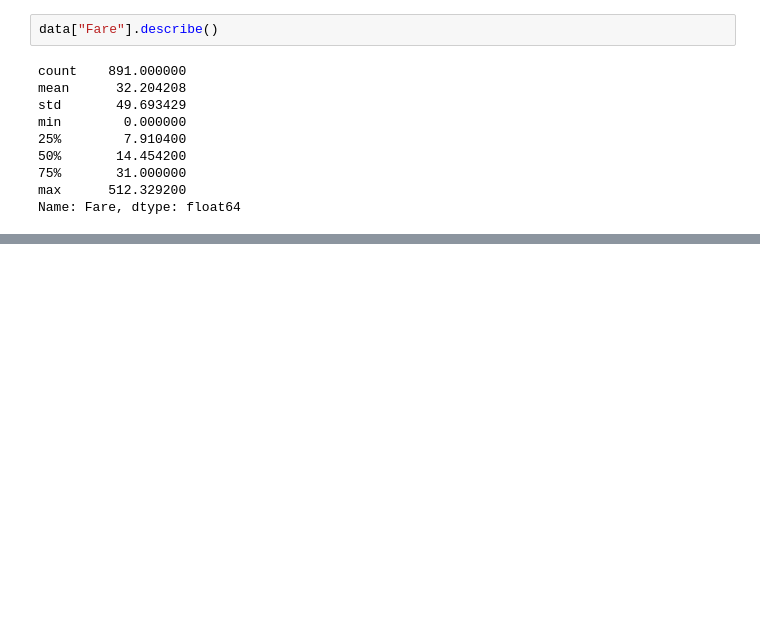
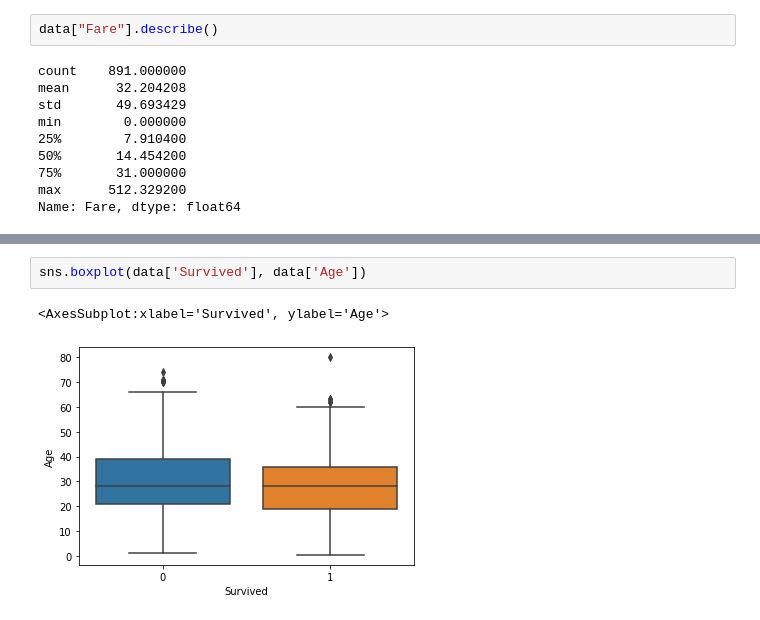
Before and after one commit to Lada1810/labs-mai-ds, a Jupyter notebook: HomeworkPandas_Practies.ipynb, the cells around one changed output, grey strips where cells are left out. Cells and saved outputs as stored; diff of their text form; blank space fills up the shorter version.

```diff
--- a/HomeworkPandas_Practies.ipynb
+++ b/HomeworkPandas_Practies.ipynb
@@ -161,0 +314,5 @@ Name: Fare, dtype: float64
+# %%
+sns.boxplot(data['Survived'], data['Age'])
+# %% [output]
+<AxesSubplot:xlabel='Survived', ylabel='Age'>
+[figure, added]
```
Also changed, not shown: parts of 16 cells of this notebook.
